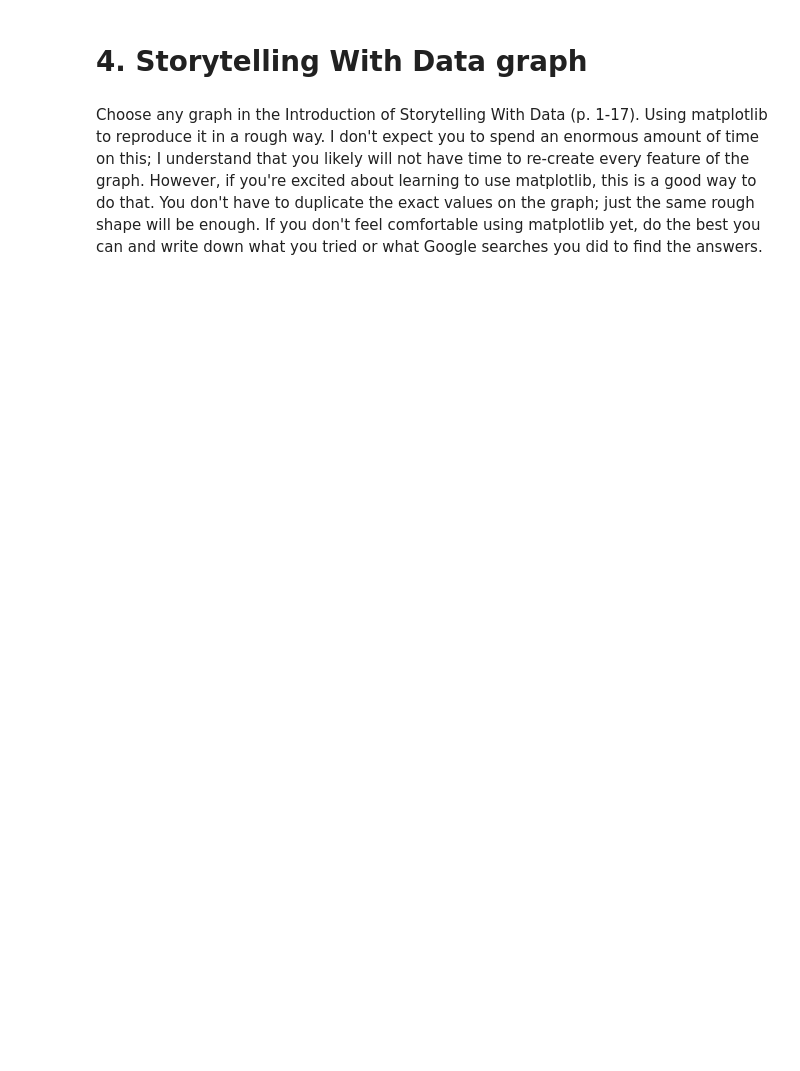
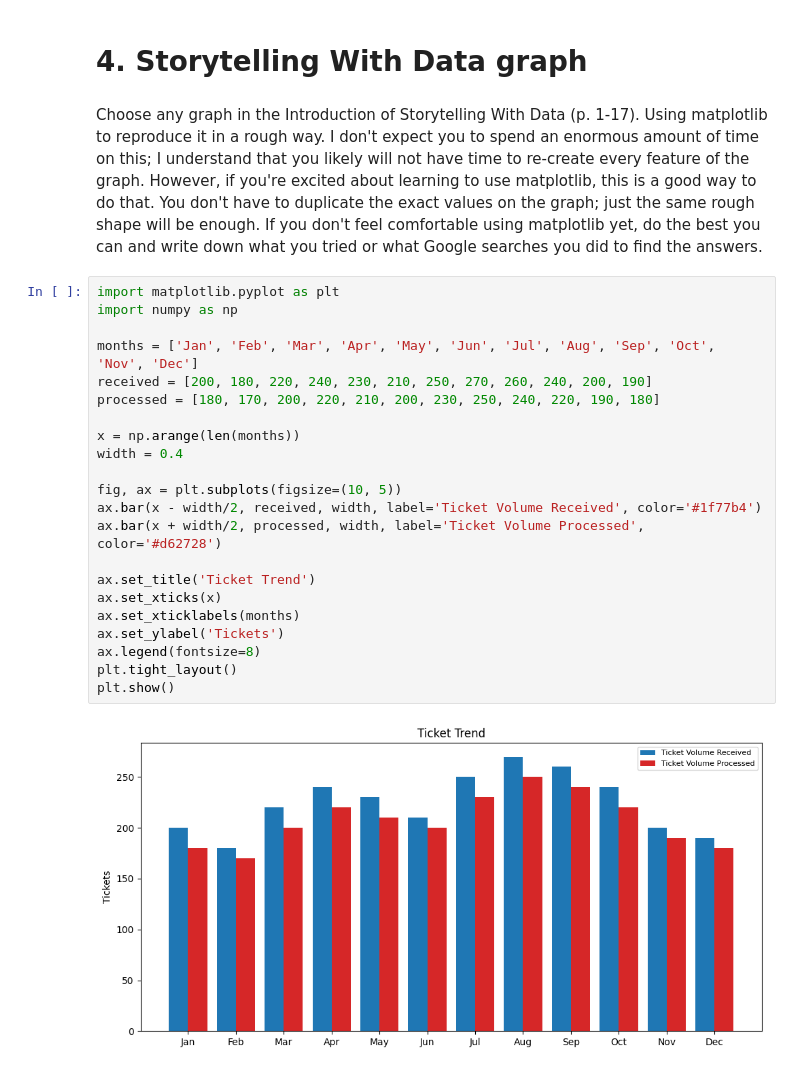
Before and after one commit to oesen-bu/Module-B-semester-2, a Jupyter notebook: OMDS-ModB2-Week1-Esen-Oktay.ipynb, the cells around one changed output. Cells and saved outputs as stored; diff of their text form; blank space fills up the shorter version.

```diff
--- a/OMDS-ModB2-Week1-Esen-Oktay.ipynb
+++ b/OMDS-ModB2-Week1-Esen-Oktay.ipynb
@@ -329,3 +654,27 @@ ax.set_xlabel("Birth Date") # label the x axis
 # 4. Storytelling With Data graph
 # %% [markdown]
 Choose any graph in the Introduction of Storytelling With Data (p. 1-17).  Using matplotlib to reproduce it in a rough way.  I don't expect you to spend an enormous amount of time on this; I understand that you likely will not have time to re-create every feature of the graph.  However, if you're excited about learning to use matplotlib, this is a good way to do that.  You don't have to duplicate the exact values on the graph; just the same rough shape will be enough.  If you don't feel comfortable using matplotlib yet, do the best you can and write down what you tried or what Google searches you did to find the answers.
+# %%
+import matplotlib.pyplot as plt
+import numpy as np
+
+months = ['Jan', 'Feb', 'Mar', 'Apr', 'May', 'Jun', 'Jul', 'Aug', 'Sep', 'Oct', 'Nov', 'Dec']
+received = [200, 180, 220, 240, 230, 210, 250, 270, 260, 240, 200, 190]
+processed = [180, 170, 200, 220, 210, 200, 230, 250, 240, 220, 190, 180]
+
+x = np.arange(len(months))
+width = 0.4
+
+fig, ax = plt.subplots(figsize=(10, 5))
+ax.bar(x - width/2, received, width, label='Ticket Volume Received', color='#1f77b4')
+ax.bar(x + width/2, processed, width, label='Ticket Volume Processed', color='#d62728')
+
+ax.set_title('Ticket Trend')
+ax.set_xticks(x)
+ax.set_xticklabels(months)
+ax.set_ylabel('Tickets')
+ax.legend(fontsize=8)
+plt.tight_layout()
+plt.show()
+# %% [output]
+[figure, added]
```
Also changed, not shown: parts of 16 cells of this notebook.
